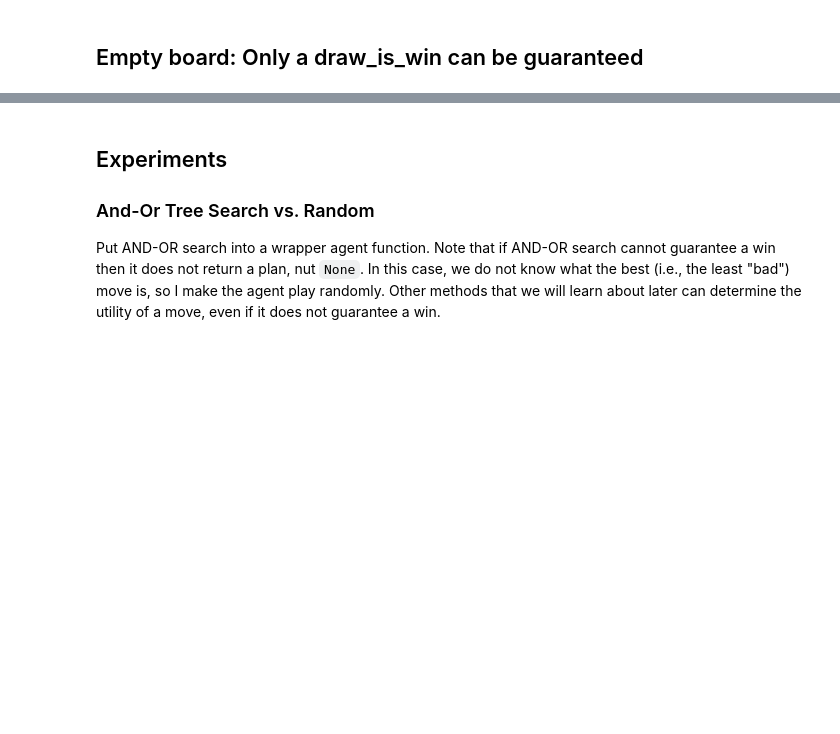
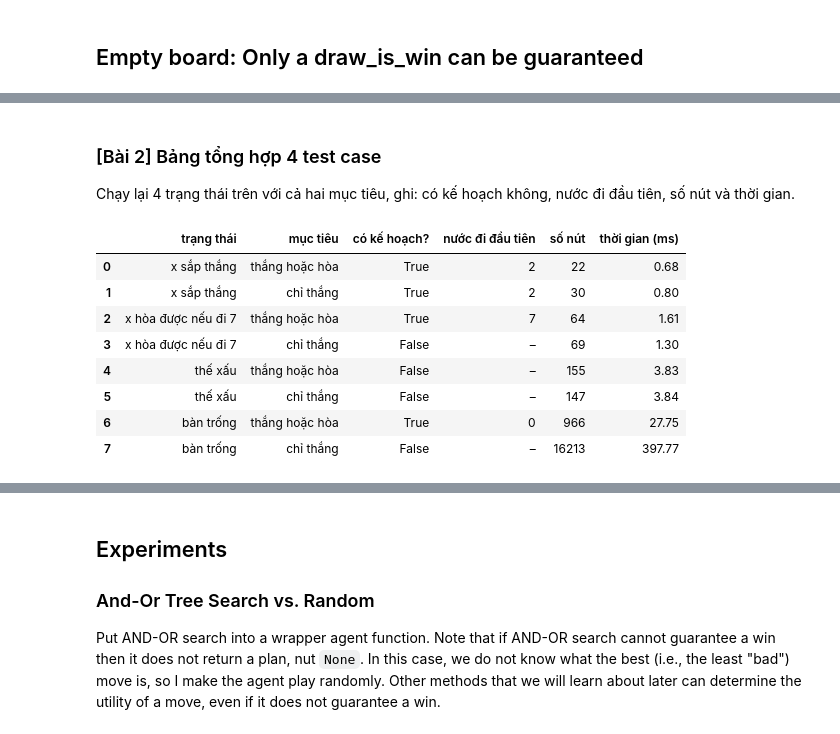
Before and after one commit to 10tothepowerof6/AdvancedAI-Repo, a Jupyter notebook: lab05_game_HuynhTanPhiHung_3124720026_DoXuanTrieu_3124720072_LeTanPhat_3124720050_LeNgocPhuc_3124720053/lab05 - game/tictactoe_and_or_tree_search.ipynb, the cells around one changed output, grey strips where cells are left out. Saved outputs shown, nothing was run; the diff lists cells and outputs as text; code cells hidden in the pictures; blank space fills up the shorter version.

Commit message:
feat(lab05): Bài 2 – AND-OR Tree Search

```diff
--- a/lab05_game_HuynhTanPhiHung_3124720026_DoXuanTrieu_3124720072_LeTanPhat_3124720050_LeNgocPhuc_3124720053/lab05 - game/tictactoe_and_or_tree_search.ipynb
+++ b/lab05_game_HuynhTanPhiHung_3124720026_DoXuanTrieu_3124720072_LeTanPhat_3124720050_LeNgocPhuc_3124720053/lab05 - game/tictactoe_and_or_tree_search.ipynb
@@ -353,0 +399,47 @@ Wall time: 1.8 s
+# %% [markdown]
+### [Bài 2] Bảng tổng hợp 4 test case
+
+Chạy lại 4 trạng thái trên với cả hai mục tiêu, ghi: có kế hoạch không, nước đi đầu tiên, số nút và thời gian.
+# %%
+# [Bài 2] Bảng tổng hợp 4 test case, mỗi case chạy với draw_is_win = True (thắng hoặc hòa) và False (chỉ thắng).
+import time
+import pandas as pd
+
+def board_from(xs=(), os=()):
+    b = empty_board()
+    for i in xs: b[i] = 'x'
+    for i in os: b[i] = 'o'
+    return b
+
+CASES = {
+    'x sắp thắng':        board_from(xs=(0, 4), os=(1, 3)),
+    'x hòa được nếu đi 7': board_from(xs=(0, 2), os=(1, 4)),
+    'thế xấu':            board_from(xs=(2,), os=(0, 8)),
+    'bàn trống':          board_from(),
+}
+
+old_debug, DEBUG = DEBUG, 0
+rows = []
+for name, board in CASES.items():
+    for draw_is_win in (True, False):
+        start = time.perf_counter()
+        plan = and_or_search(board, player='x', draw_is_win=draw_is_win)
+        ms = (time.perf_counter() - start) * 1000
+        rows.append({'trạng thái': name,
+                     'mục tiêu': 'thắng hoặc hòa' if draw_is_win else 'chỉ thắng',
+                     'có kế hoạch?': plan is not None,
+                     'nước đi đầu tiên': plan[0] if plan is not None else '–',
+                     'số nút': COUNT, 'thời gian (ms)': round(ms, 2)})
+DEBUG = old_debug
+and_or_table = pd.DataFrame(rows)
+and_or_table
+# %% [output]
+|  | trạng thái | mục tiêu | có kế hoạch? | nước đi đầu tiên | số nút | thời gian (ms) |
+| 0 | x sắp thắng | thắng hoặc hòa | True | 2 | 22 | 0.68 |
+| 1 | x sắp thắng | chỉ thắng | True | 2 | 30 | 0.80 |
+| 2 | x hòa được nếu đi 7 | thắng hoặc hòa | True | 7 | 64 | 1.61 |
+| 3 | x hòa được nếu đi 7 | chỉ thắng | False | – | 69 | 1.30 |
+| 4 | thế xấu | thắng hoặc hòa | False | – | 155 | 3.83 |
+| 5 | thế xấu | chỉ thắng | False | – | 147 | 3.84 |
+| 6 | bàn trống | thắng hoặc hòa | True | 0 | 966 | 27.75 |
+| 7 | bàn trống | chỉ thắng | False | – | 16213 | 397.77 |
```
Also changed, not shown: parts of 22 cells of this notebook.
